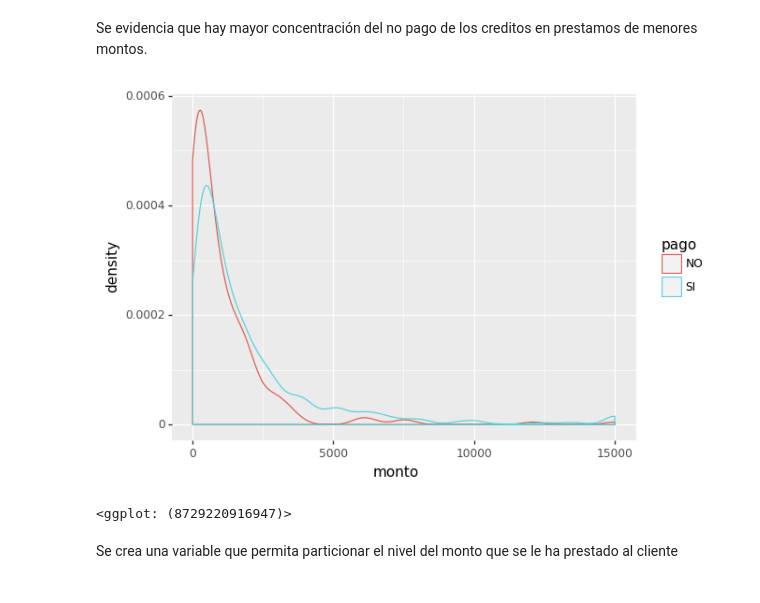
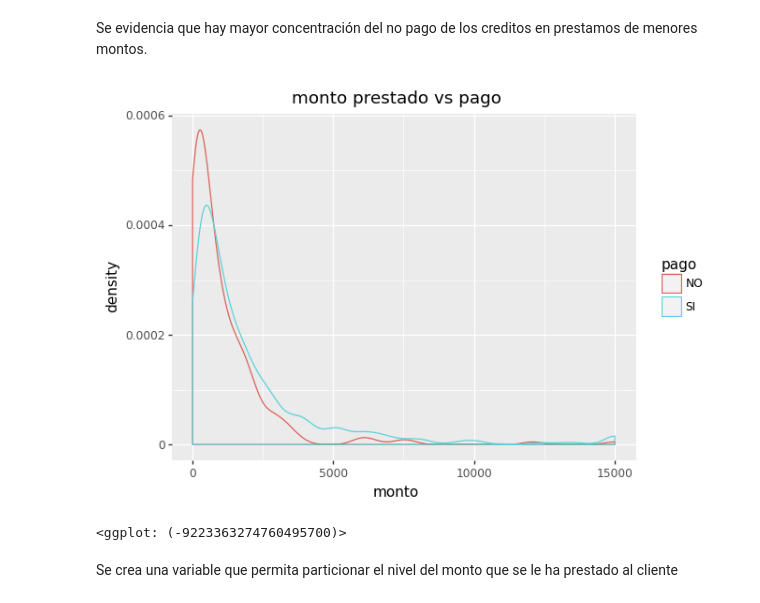
Before and after one commit to statscol/icesi_faii_final, a Jupyter notebook: fundamentos_analiticaII_final.ipynb, the cells around one changed output. Cells and saved outputs as stored; diff of their text form; code cells hidden in the pictures.

```diff
--- a/fundamentos_analiticaII_final.ipynb
+++ b/fundamentos_analiticaII_final.ipynb
@@ -131,3 +154,5 @@ DatosFinal.head()
 # %%
 DatosFinal['Prom_15lastdays']=DatosFinal.iloc[:,75:91].mean(axis=1)
 DatosFinal['SumMov']=DatosFinal.iloc[:,1:91].sum(axis=1)
+DatosFinal['PromCliente']=DatosFinal.iloc[:,1:91].mean(axis=1)
+DatosFinal['StdCliente']=DatosFinal.iloc[:,1:91].std(axis=1)
@@ -162,10 +192,10 @@ geom_col()
 Se evidencia que hay mayor concentración del no pago de los creditos en prestamos de menores montos.
 # %%
 ggplot(aes(x='monto',color='pago'),data=DatosFinal)+\
-geom_density()
+geom_density()+ggtitle('monto prestado vs pago')
 # %% [output]
-[figure, old version]
+[figure, new version]
-<ggplot: (8729220916947)>
+<ggplot: (-9223363274760495700)>
 # %% [markdown]
 Se crea una variable que permita particionar el nivel del monto que se le ha prestado al cliente
 # %%
```
Also changed, not shown: parts of 85 cells of this notebook.
